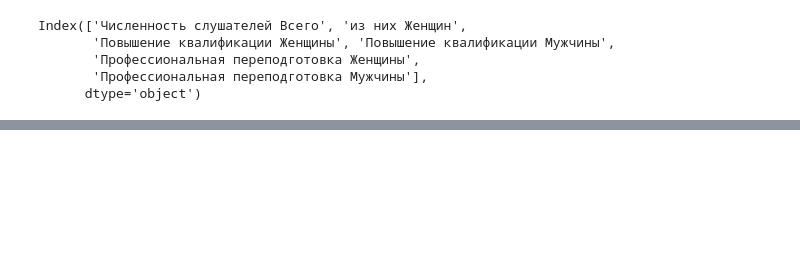
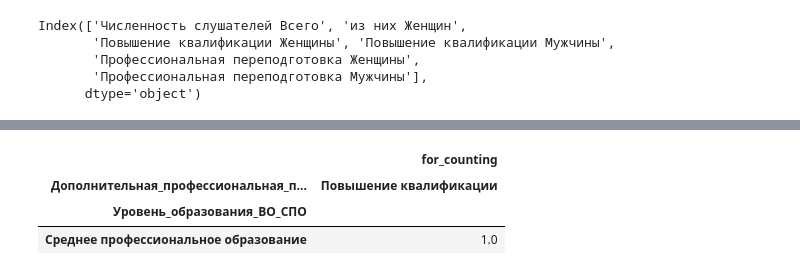
Before and after one commit to t0r1n88/Lindy, a Jupyter notebook: report_1PK.ipynb, the cells around one changed output, grey strips where cells are left out. Drawn from its saved outputs; the diff is of its cells as text; code cells hidden in the pictures; blank space fills up the shorter version.

```diff
--- a/report_1PK.ipynb
+++ b/report_1PK.ipynb
@@ -527,0 +641,10 @@ for r in dataframe_to_rows(df_2_1_women, index=False, header=True):
+# %%
+# Создаем датафреймы для строки 30
+# Создаем список категорий слушателей которых нужно посчитать
+lst_cat_30 = ['работник предприятия или организации','работник образовательной организации','лицо, замещающее государственную должность или должность ГГС'
+           ,'лицо,замещающее муниципальную должность или должность муниципальной службы','лицо,уволенное с военной службы','незанятое лицо по направлению СЗ','студент ВО','другое']
+
+
+df_2_1_30_base = df_2_1.loc[df_2_1['Категория_слушателя'].isin(lst_cat_30)]
+# %%
+df_2_1_30_base = df_2_1_30_base[df_2_1_30_base['Для_освоения_ДПП_требуется_наличие_ВО'] == 'требуется ВО']
@@ -527,0 +682,15 @@ for r in dataframe_to_rows(df_2_1_women, index=False, header=True):
+# %%
+# создаем датафрейм строки 30 для модульных программ
+df_2_1_30_module_base = df_2_1_30_base[df_2_1_30_base['Модульная_программа_с_вариативным_выбором']=='да']
+# %%
+df_2_1_30_module = pd.pivot_table(df_2_1_30_module_base,index=['Уровень_образования_ВО_СПО'],
+                                               columns = ['Дополнительная_профессиональная_программа_повышение_квалификации_профессиональная_переподготовка'],
+              values=['for_counting'],
+              aggfunc='sum')
+# %%
+df_2_1_30_module
+# %% [output]
+|  | for_counting |
+| Дополнительная_профессиональная_п... | Повышение квалификации |
+| Уровень_образования_ВО_СПО |  |
+| Среднее профессиональное образование | 1.0 |
```
Also changed, not shown: parts of 59 cells of this notebook.
